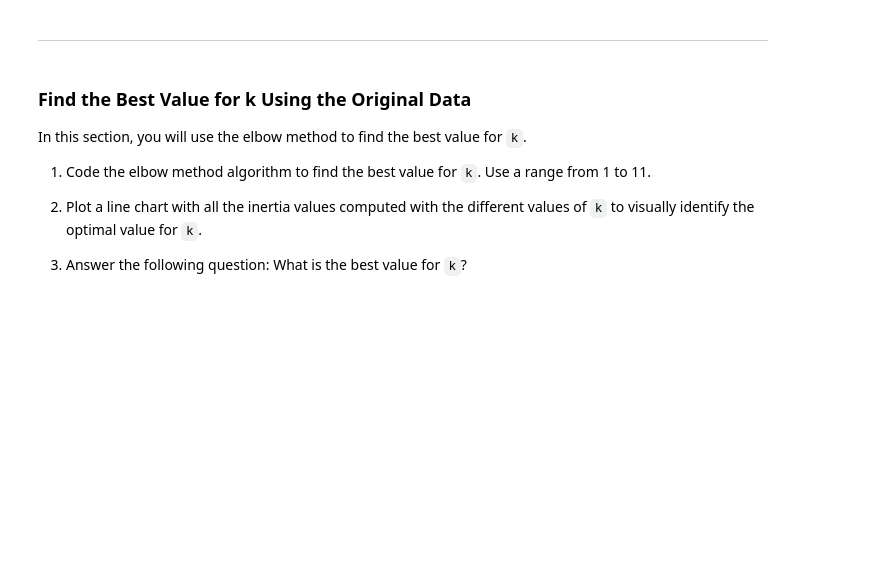
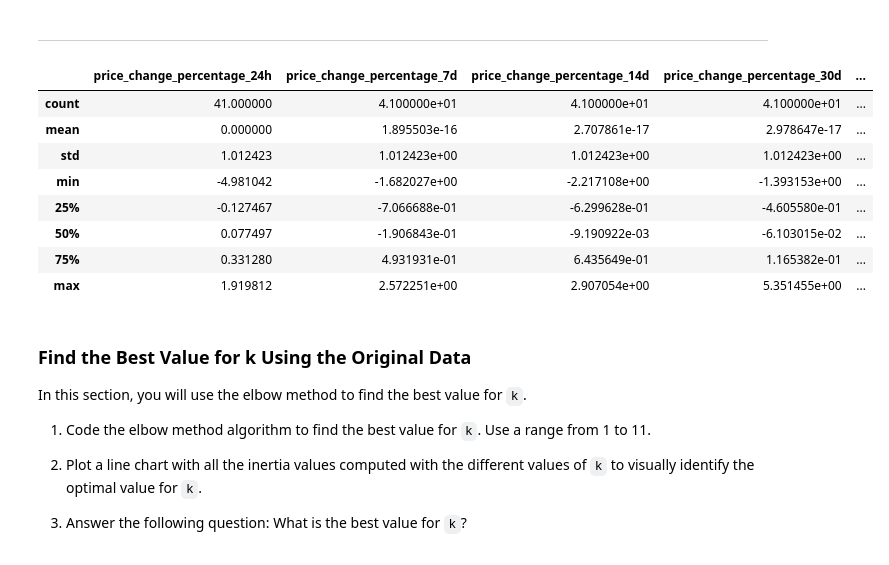
Before and after one commit to kobe-777/10-unsupervised-learning-homework, a Jupyter notebook: crypto_investments.ipynb, the cells around one changed output. Drawn from its saved outputs; the diff is of its cells as text; code cells hidden in the pictures; blank space fills up the shorter version.

```diff
--- a/crypto_investments.ipynb
+++ b/crypto_investments.ipynb
@@ -120,6 +120,18 @@ df_market_data_scaled.head()
 | bitcoin-cash | 1.193036 | 2.000959 | 1.760610 | 0.545842 | ... |
 # %% [markdown]
 ---
+# %%
+df_market_data_scaled.describe()
+# %% [output]
+|  | price_change_percentage_24h | price_change_percentage_7d | price_change_percentage_14d | price_change_percentage_30d | ... |
+| count | 41.000000 | 4.100000e+01 | 4.100000e+01 | 4.100000e+01 | ... |
+| mean | 0.000000 | 1.895503e-16 | 2.707861e-17 | 2.978647e-17 | ... |
+| std | 1.012423 | 1.012423e+00 | 1.012423e+00 | 1.012423e+00 | ... |
+| min | -4.981042 | -1.682027e+00 | -2.217108e+00 | -1.393153e+00 | ... |
+| 25% | -0.127467 | -7.066688e-01 | -6.299628e-01 | -4.605580e-01 | ... |
+| 50% | 0.077497 | -1.906843e-01 | -9.190922e-03 | -6.103015e-02 | ... |
+| 75% | 0.331280 | 4.931931e-01 | 6.435649e-01 | 1.165382e-01 | ... |
+| max | 1.919812 | 2.572251e+00 | 2.907054e+00 | 5.351455e+00 | ... |
 # %% [markdown]
 ### Find the Best Value for k Using the Original Data
 
```
Also changed, not shown: parts of 28 cells of this notebook, 1 other file.
